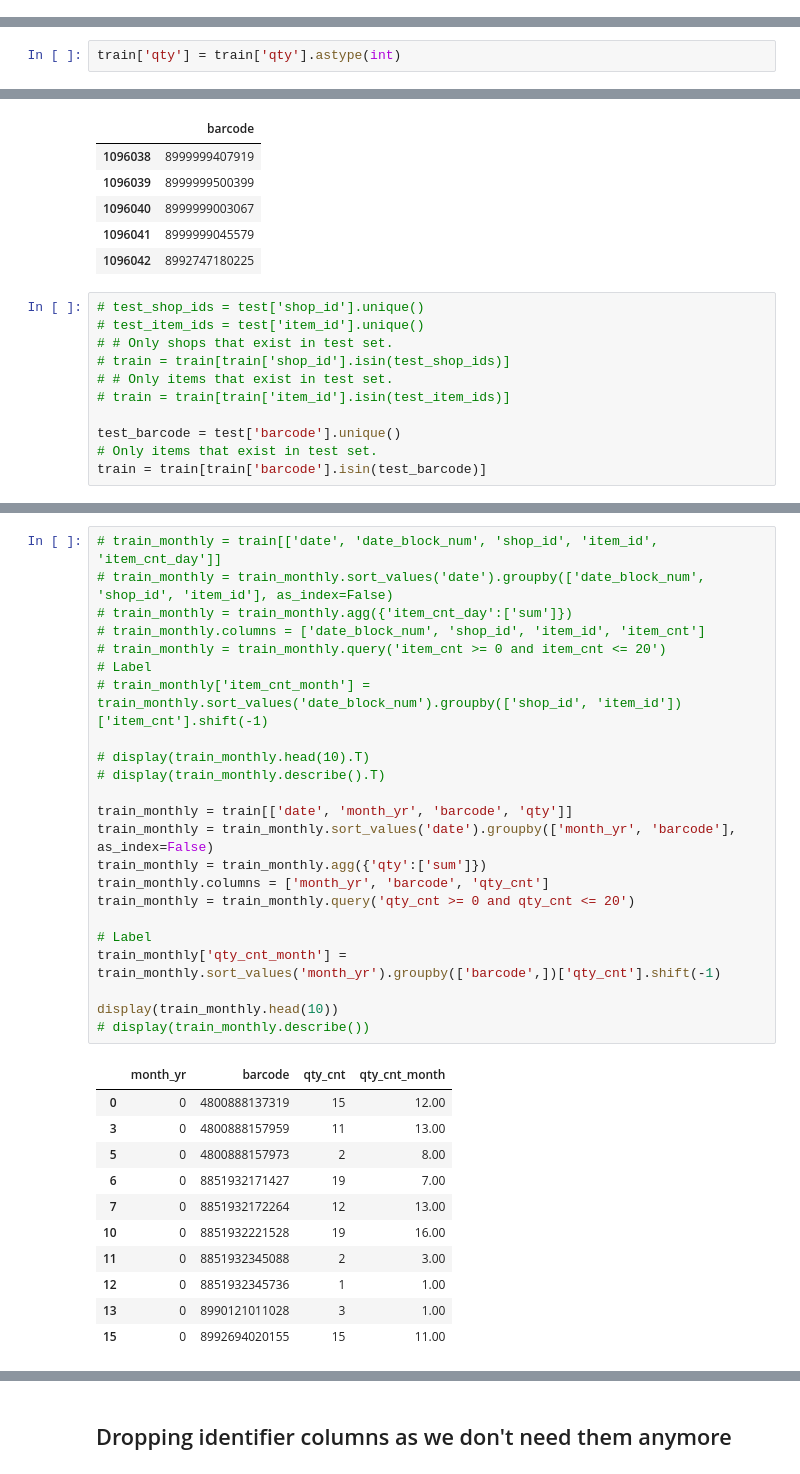
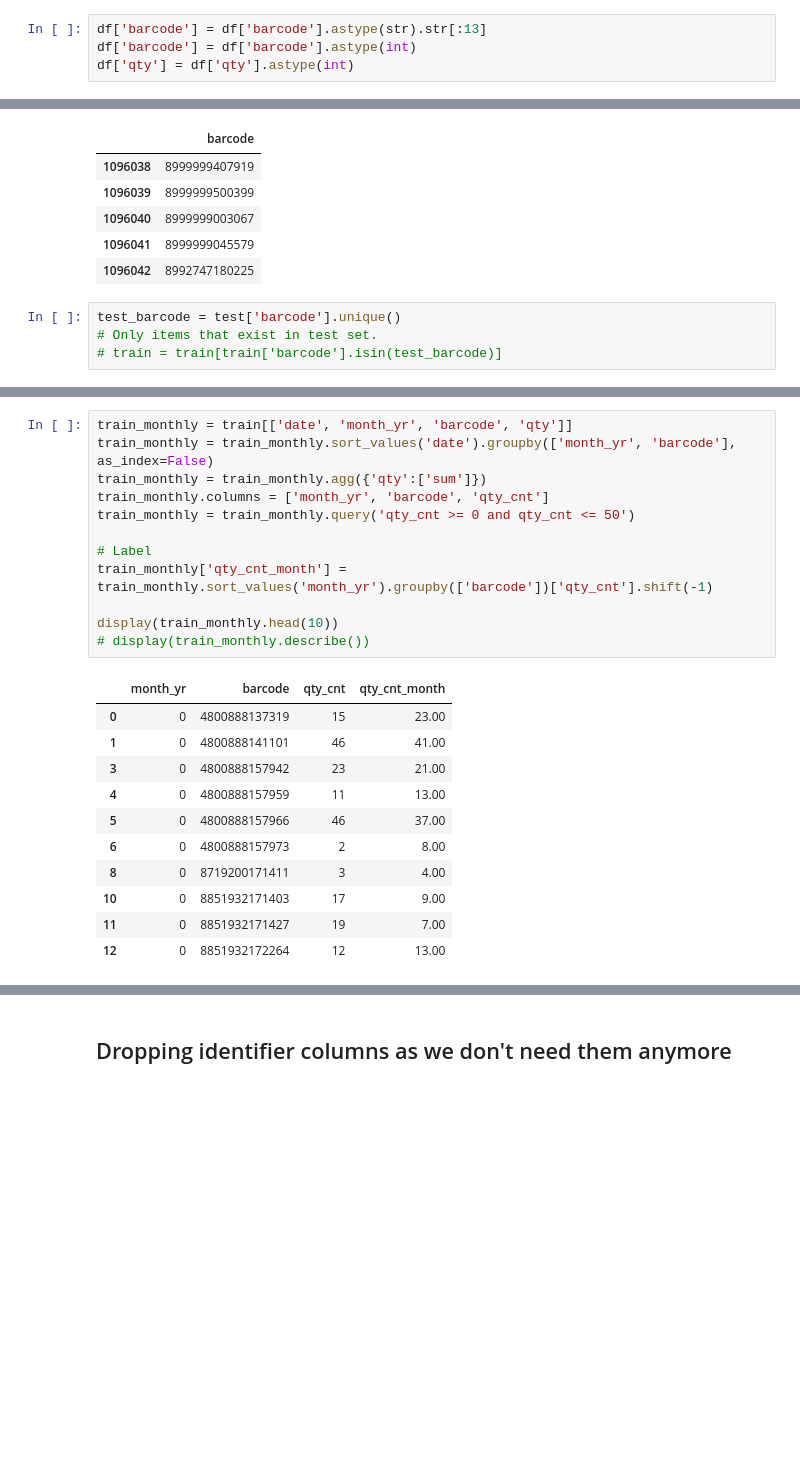
Before and after one commit to diegoray/sales-prediction-gru, a Jupyter notebook: ipynb/2. Time-series forecasting with GRU-Copy1.ipynb, the cells around one changed output, grey strips where cells are left out. Drawn from its saved outputs; the diff is of its cells as text; blank space fills up the shorter version.

```diff
--- a/ipynb/2. Time-series forecasting with GRU-Copy1.ipynb
+++ b/ipynb/2. Time-series forecasting with GRU-Copy1.ipynb
@@ -52 +68,5 @@ df = df.drop(['nonota', 'namabarang', 'satuan', 'hargajual', 'hargabeli', 'harga
+# %%
+df['barcode'] = df['barcode'].astype(str).str[:13]
+df['barcode'] = df['barcode'].astype(int)
+df['qty'] = df['qty'].astype(int)
 # %%
@@ -131,2 +165,0 @@ train.head()
-# %%
-train['qty'] = train['qty'].astype(int)
@@ -201,16 +249,9 @@ test.head()
 | 1096041 | 8999999045579 |
 | 1096042 | 8992747180225 |
 # %%
-# test_shop_ids = test['shop_id'].unique()
-# test_item_ids = test['item_id'].unique()
-# # Only shops that exist in test set.
-# train = train[train['shop_id'].isin(test_shop_ids)]
-# # Only items that exist in test set.
-# train = train[train['item_id'].isin(test_item_ids)]
-
 test_barcode = test['barcode'].unique()
 # Only items that exist in test set.
-train = train[train['barcode'].isin(test_barcode)]
+# train = train[train['barcode'].isin(test_barcode)]
 # %% [markdown]
 ## Data preprocessing
 
@@ -223,35 +260,24 @@ train = train[train['barcode'].isin(test_barcode)]
 # %%
-# train_monthly = train[['date', 'date_block_num', 'shop_id', 'item_id', 'item_cnt_day']]
-# train_monthly = train_monthly.sort_values('date').groupby(['date_block_num', 'shop_id', 'item_id'], as_index=False)
-# train_monthly = train_monthly.agg({'item_cnt_day':['sum']})
-# train_monthly.columns = ['date_block_num', 'shop_id', 'item_id', 'item_cnt']
-# train_monthly = train_monthly.query('item_cnt >= 0 and item_cnt <= 20')
-# Label
-# train_monthly['item_cnt_month'] = train_monthly.sort_values('date_block_num').groupby(['shop_id', 'item_id'])['item_cnt'].shift(-1)
-
-# display(train_monthly.head(10).T)
-# display(train_monthly.describe().T)
-
 train_monthly = train[['date', 'month_yr', 'barcode', 'qty']]
 train_monthly = train_monthly.sort_values('date').groupby(['month_yr', 'barcode'], as_index=False)
 train_monthly = train_monthly.agg({'qty':['sum']})
 train_monthly.columns = ['month_yr', 'barcode', 'qty_cnt']
-train_monthly = train_monthly.query('qty_cnt >= 0 and qty_cnt <= 20')
+train_monthly = train_monthly.query('qty_cnt >= 0 and qty_cnt <= 50')
 
 # Label
-train_monthly['qty_cnt_month'] = train_monthly.sort_values('month_yr').groupby(['barcode',])['qty_cnt'].shift(-1)
+train_monthly['qty_cnt_month'] = train_monthly.sort_values('month_yr').groupby(['barcode'])['qty_cnt'].shift(-1)
 
 display(train_monthly.head(10))
 # display(train_monthly.describe())
 # %% [output]
 |  | month_yr | barcode | qty_cnt | qty_cnt_month |
-| 0 | 0 | 4800888137319 | 15 | 12.00 |
-| 3 | 0 | 4800888157959 | 11 | 13.00 |
-| 5 | 0 | 4800888157973 | 2 | 8.00 |
-| 6 | 0 | 8851932171427 | 19 | 7.00 |
-| 7 | 0 | 8851932172264 | 12 | 13.00 |
-| 10 | 0 | 8851932221528 | 19 | 16.00 |
-| 11 | 0 | 8851932345088 | 2 | 3.00 |
-| 12 | 0 | 8851932345736 | 1 | 1.00 |
-| 13 | 0 | 8990121011028 | 3 | 1.00 |
-| 15 | 0 | 8992694020155 | 15 | 11.00 |
+| 0 | 0 | 4800888137319 | 15 | 23.00 |
+| 1 | 0 | 4800888141101 | 46 | 41.00 |
+| 3 | 0 | 4800888157942 | 23 | 21.00 |
+| 4 | 0 | 4800888157959 | 11 | 13.00 |
+| 5 | 0 | 4800888157966 | 46 | 37.00 |
+| 6 | 0 | 4800888157973 | 2 | 8.00 |
+| 8 | 0 | 8719200171411 | 3 | 4.00 |
+| 10 | 0 | 8851932171403 | 17 | 9.00 |
+| 11 | 0 | 8851932171427 | 19 | 7.00 |
+| 12 | 0 | 8851932172264 | 12 | 13.00 |
```
Also changed, not shown: parts of 52 cells of this notebook, 7 other files.
